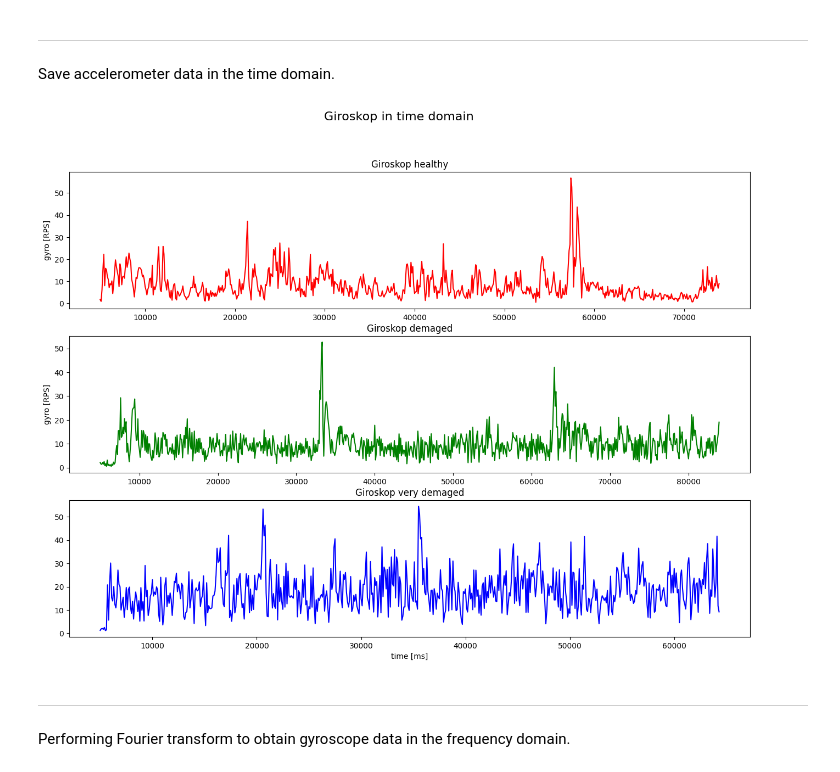
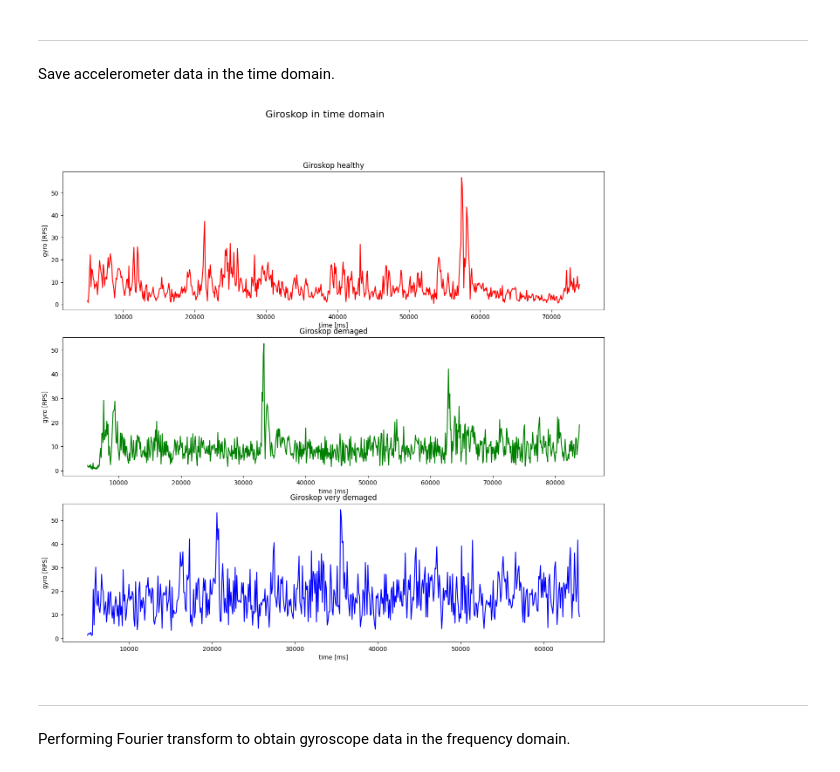
Before and after one commit to AiR-ISZ-Gr1/drones_prediction, a Jupyter notebook: preprocessing.ipynb, the cells around one changed output. Drawn from its saved outputs; the diff is of its cells as text; code cells hidden in the pictures.

```diff
--- a/preprocessing.ipynb
+++ b/preprocessing.ipynb
@@ -202,22 +215,26 @@ data_healthy.to_csv('data_preprocesed/acc_healthy_samples.csv')
 data_damaged.to_csv('data_preprocesed/acc_damaged_samples.csv')
 data_very_damaged.to_csv('data_preprocesed/acc_very_damaged_samples.csv')
 # %%
-fig,ax = plt.subplots(3,1,figsize=[16,11])
+fig,ax = plt.subplots(3,1,figsize=[16,14])
 
 ax[0].plot(time_healthy[50:len(time_healthy)-210], gyro_healthy[50:len(time_healthy)-210], label='gyro_healthy',color='red')
 ax[1].plot(time_damaged[50:len(time_damaged)-190], gyro_damaged[50:len(time_damaged)-190], label='gyro_damaged',color='green')
 ax[2].plot(time_very_damaged[50:len(time_very_damaged)-135],gyro_very_damaged[50:len(time_very_damaged)-135],label='gyro_very_damaged',color='blue')
 ax[0].set_title('Giroskop healthy')
 ax[1].set_title('Giroskop demaged')
 ax[2].set_title('Giroskop very demaged')
 fig.suptitle('Giroskop in time domain', fontsize=16)
 
 ax[0].set_ylabel('gyro [RPS]')
 ax[1].set_ylabel('gyro [RPS]')
+ax[2].set_ylabel('gyro [RPS]')
+ax[0].set_xlabel('time [ms]')
+ax[1].set_xlabel('time [ms]')
 ax[2].set_xlabel('time [ms]')
+plt.savefig('photos/gyro_3.png')
 plt.show()
 # %% [output]
-[figure, old version]
+[figure, new version]
 # %% [markdown]
 ---
 Performing Fourier transform to obtain gyroscope data in the frequency domain.
```
Also changed, not shown: parts of 7 cells of this notebook, 5 other files.
